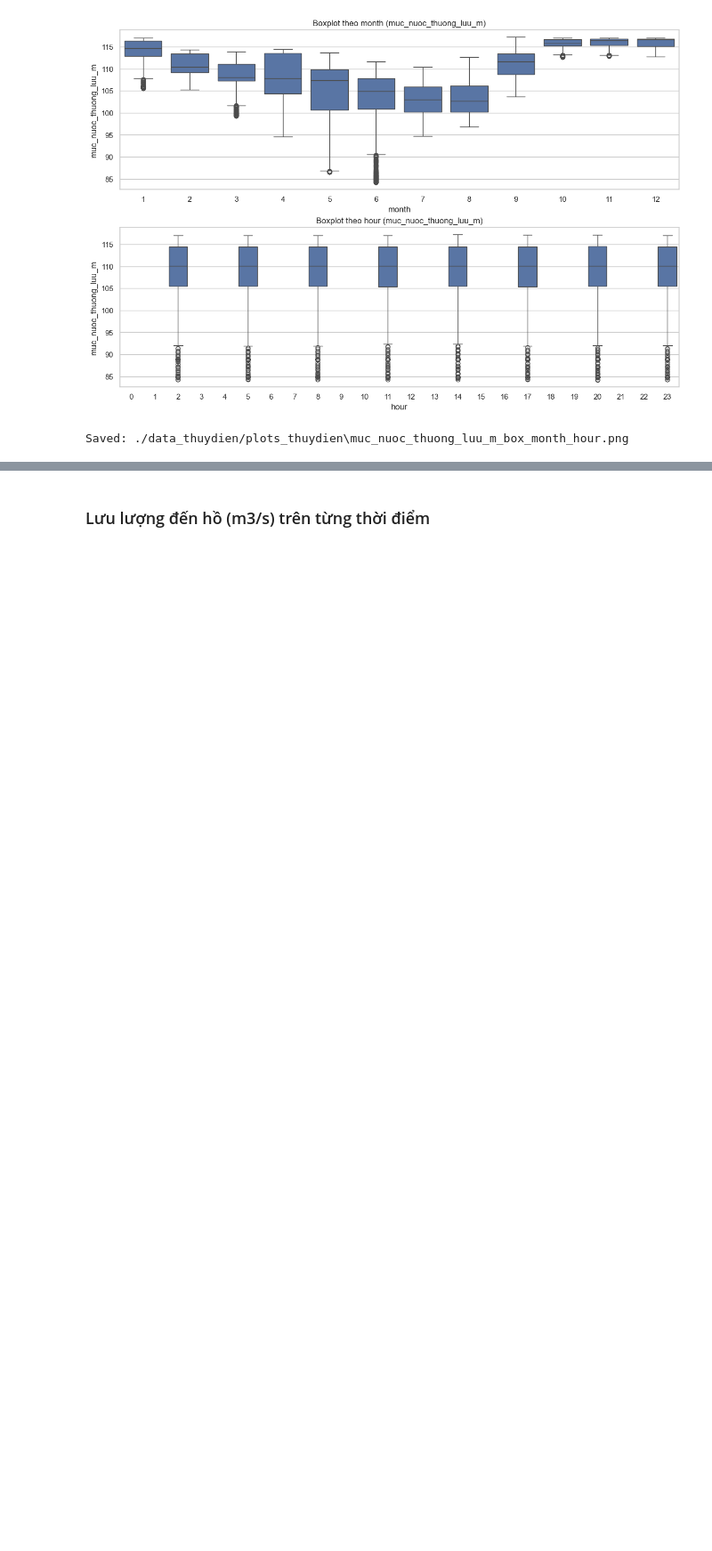
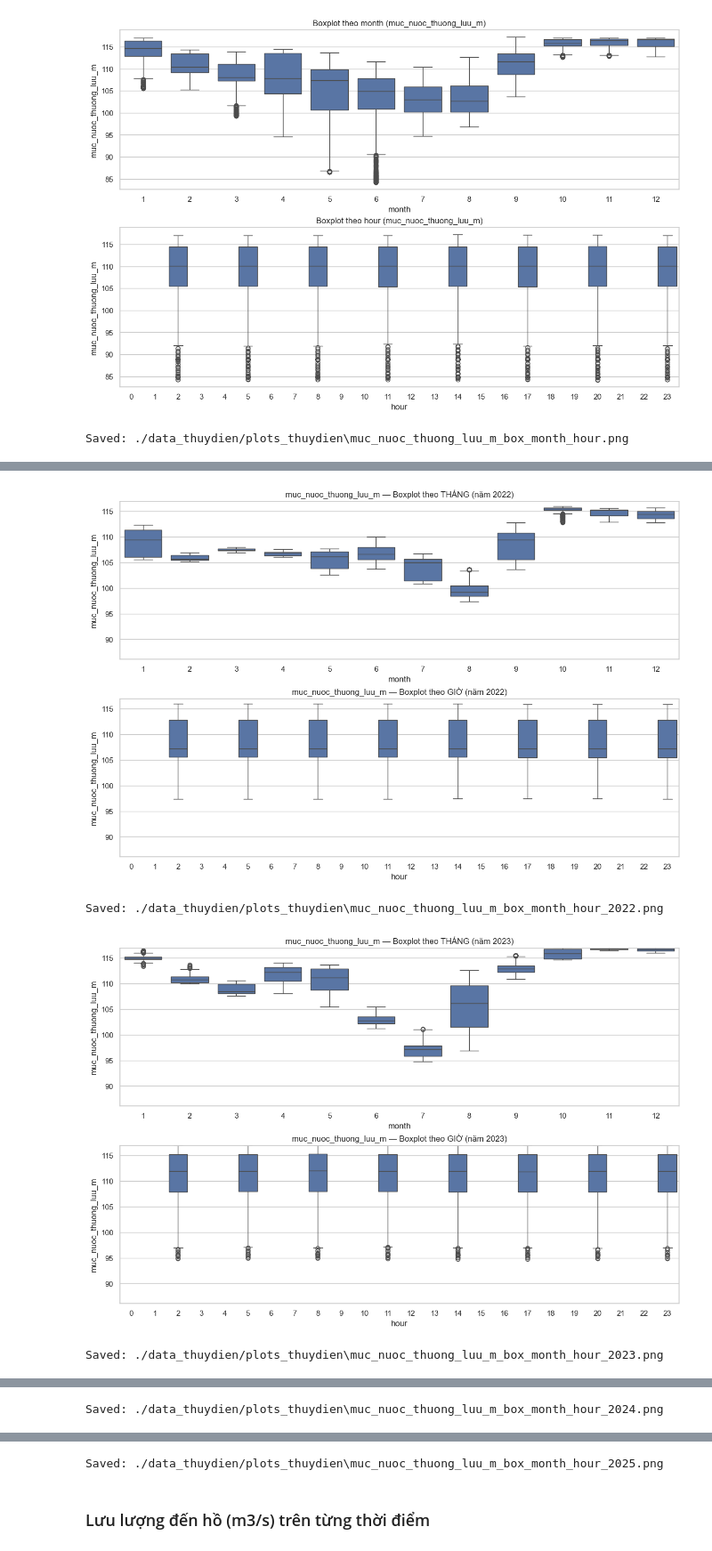
Before and after one commit to leducthanh041/CS313-DoAn, a Jupyter notebook: 03.EDA.ipynb, the cells around one changed output, grey strips where cells are left out. Shown at 89% size. Saved outputs shown, nothing was run; the diff lists cells and outputs as text; code cells hidden in the pictures; blank space fills up the shorter version.

```diff
--- a/03.EDA.ipynb
+++ b/03.EDA.ipynb
@@ -414,0 +598,57 @@ Saved: ./data_thuydien/plots_thuydien\muc_nuoc_thuong_luu_m_box_month_hour.png
+# %%
+# ==== Chuẩn bị ====
+df_b = df2.copy()
+
+# Bảo đảm có cột year/month/hour
+if 'year' not in df_b:
+    df_b['year'] = pd.to_datetime(df_b['thoi_diem'], errors='coerce').dt.year
+if 'month' not in df_b:
+    df_b['month'] = pd.to_datetime(df_b['thoi_diem'], errors='coerce').dt.month
+if 'hour' not in df_b:
+    df_b['hour'] = pd.to_datetime(df_b['thoi_diem'], errors='coerce').dt.hour
+
+order_month = list(range(1, 13))
+order_hour = list(range(0, 24))
+
+# Cố định trục Y để so sánh giữa các năm công bằng (dùng 1%–99% để tránh outlier cực đoan)
+ymin = float(df_b[target].quantile(0.01))
+ymax = float(df_b[target].quantile(0.99))
+if not np.isfinite(ymin) or not np.isfinite(ymax) or ymin >= ymax:
+    ymin = float(df_b[target].min())
+    ymax = float(df_b[target].max())
+
+# Thư mục xuất
+if 'out_dir' not in globals():
+    out_dir = "./data_thuydien/plots_thuydien"
+os.makedirs(out_dir, exist_ok=True)
+
+# ==== Vẽ vòng lặp theo năm ====
+years = sorted([int(y) for y in df_b['year'].dropna().unique()])
+
+for y in years:
+    sub = df_b[df_b['year'] == y].copy()
+    if sub.empty:
+        continue
+
+    fig, axes = plt.subplots(2, 1, figsize=(12, 8), constrained_layout=True)
+
+    # Boxplot theo tháng (năm y)
+    sns.boxplot(x='month', y=target, data=sub, order=order_month, ax=axes[0])
+    axes[0].set_title(f'{target} — Boxplot theo THÁNG (năm {y})')
+    axes[0].set_xlabel('month'); axes[0].set_ylabel(target)
+    axes[0].set_ylim(ymin, ymax)
+
+    # Boxplot theo giờ (năm y)
+    sns.boxplot(x='hour', y=target, data=sub, order=order_hour, ax=axes[1])
+    axes[1].set_title(f'{target} — Boxplot theo GIỜ (năm {y})')
+    axes[1].set_xlabel('hour'); axes[1].set_ylabel(target)
+    axes[1].set_ylim(ymin, ymax)
+
+    fn = os.path.join(out_dir, f"{target}_box_month_hour_{y}.png")
+    fig.savefig(fn, dpi=150, bbox_inches='tight'); plt.show(); plt.close()
+    print("Saved:", fn)
+# %% [output]
+[figure, added]
+Saved: ./data_thuydien/plots_thuydien\muc_nuoc_thuong_luu_m_box_month_hour_2022.png
+[figure, added]
+Saved: ./data_thuydien/plots_thuydien\muc_nuoc_thuong_luu_m_box_month_hour_2023.png
@@ -414,0 +656 @@ Saved: ./data_thuydien/plots_thuydien\muc_nuoc_thuong_luu_m_box_month_hour.png
+Saved: ./data_thuydien/plots_thuydien\muc_nuoc_thuong_luu_m_box_month_hour_2024.png
@@ -415,3 +658,4 @@ Saved: ./data_thuydien/plots_thuydien\muc_nuoc_thuong_luu_m_box_month_hour.png
+Saved: ./data_thuydien/plots_thuydien\muc_nuoc_thuong_luu_m_box_month_hour_2025.png
 # %% [markdown]
 ### Lưu lượng đến hồ (m3/s) trên từng thời điểm
 # %%
```
Also changed, not shown: parts of 10 cells of this notebook, 17 other files.
